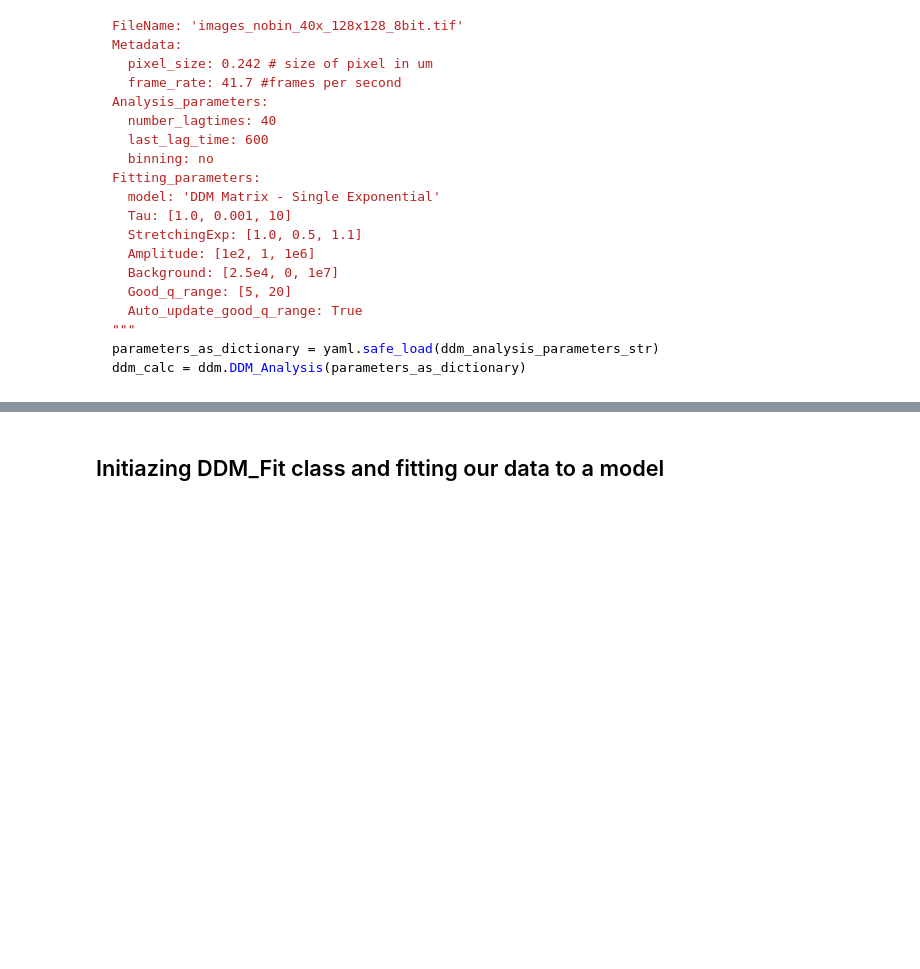
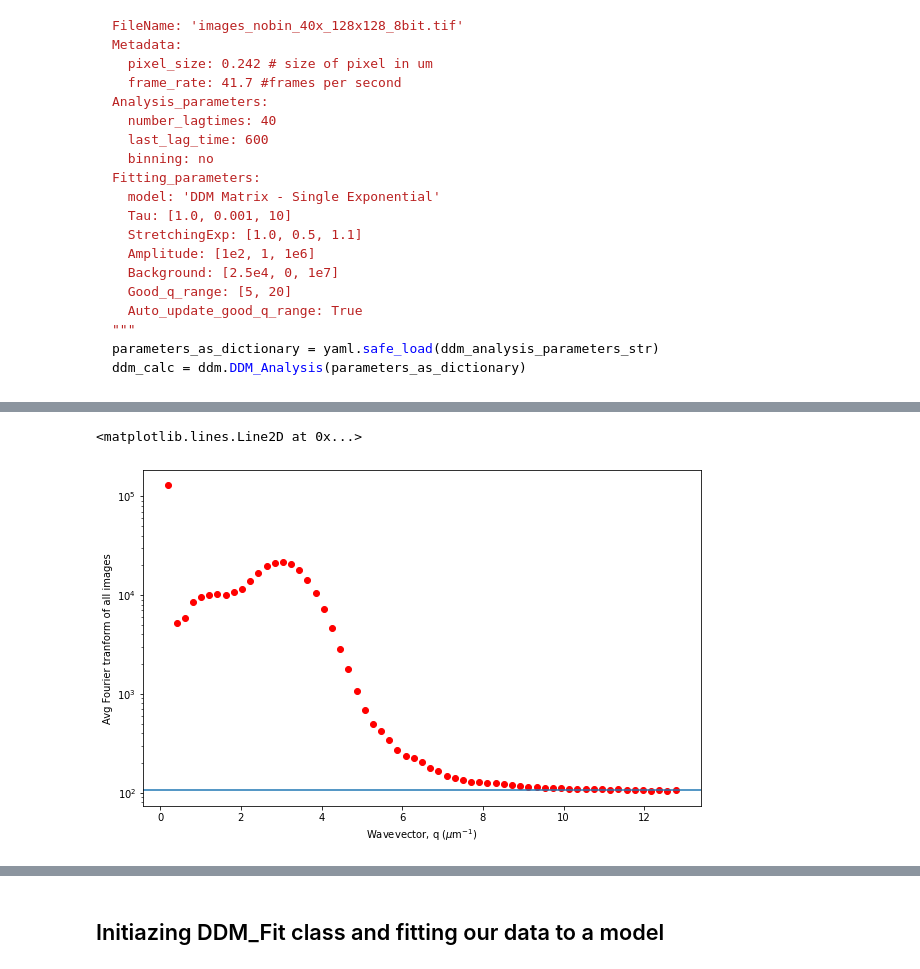
Before and after one commit to rmcgorty/PyDDM, a Jupyter notebook: Examples/DDM - Walkthrough - Diffusing Silica Beads - More in-depth.ipynb, the cells around one changed output, grey strips where cells are left out. Cells and saved outputs as stored; diff of their text form; code cells hidden in the pictures; blank space fills up the shorter version.

```diff
--- a/Examples/DDM - Walkthrough - Diffusing Silica Beads - More in-depth.ipynb
+++ b/Examples/DDM - Walkthrough - Diffusing Silica Beads - More in-depth.ipynb
@@ -81,0 +173,9 @@ ddm_calc.calculate_DDM_matrix()
+# %%
+plt.figure(figsize=(10,10/1.618))
+plt.semilogy(ddm_calc.ddm_dataset.q[1:], ddm_calc.ddm_dataset.avg_image_ft[1:], 'ro')
+plt.xlabel("Wavevector, q ($\mu$m$^{-1}$)")
+plt.ylabel("Avg Fourier tranform of all images")
+plt.axhline(y = 0.5*ddm_calc.ddm_dataset.B)
+# %% [output]
+<matplotlib.lines.Line2D at 0x...>
+[figure, added]
```
Also changed, not shown: parts of 50 cells of this notebook, 2 other files.
